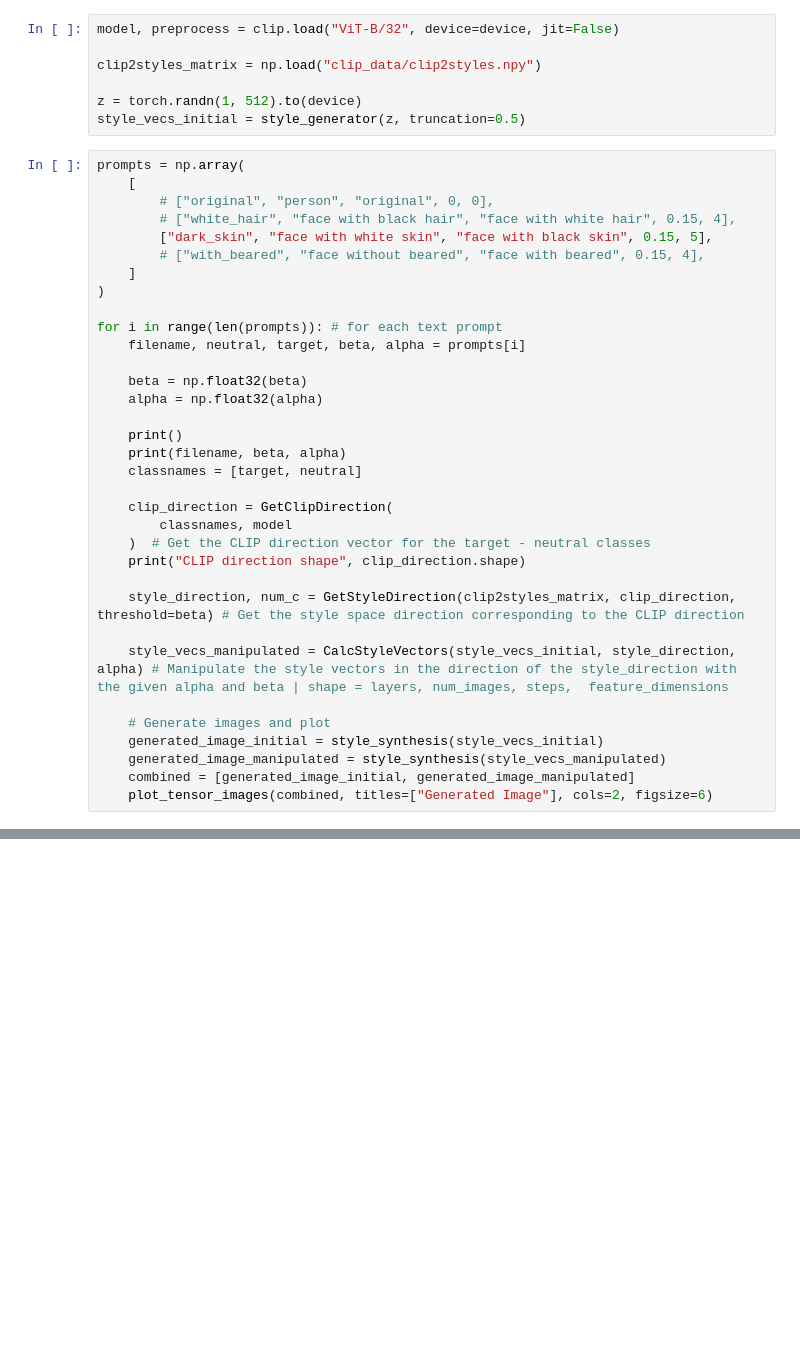
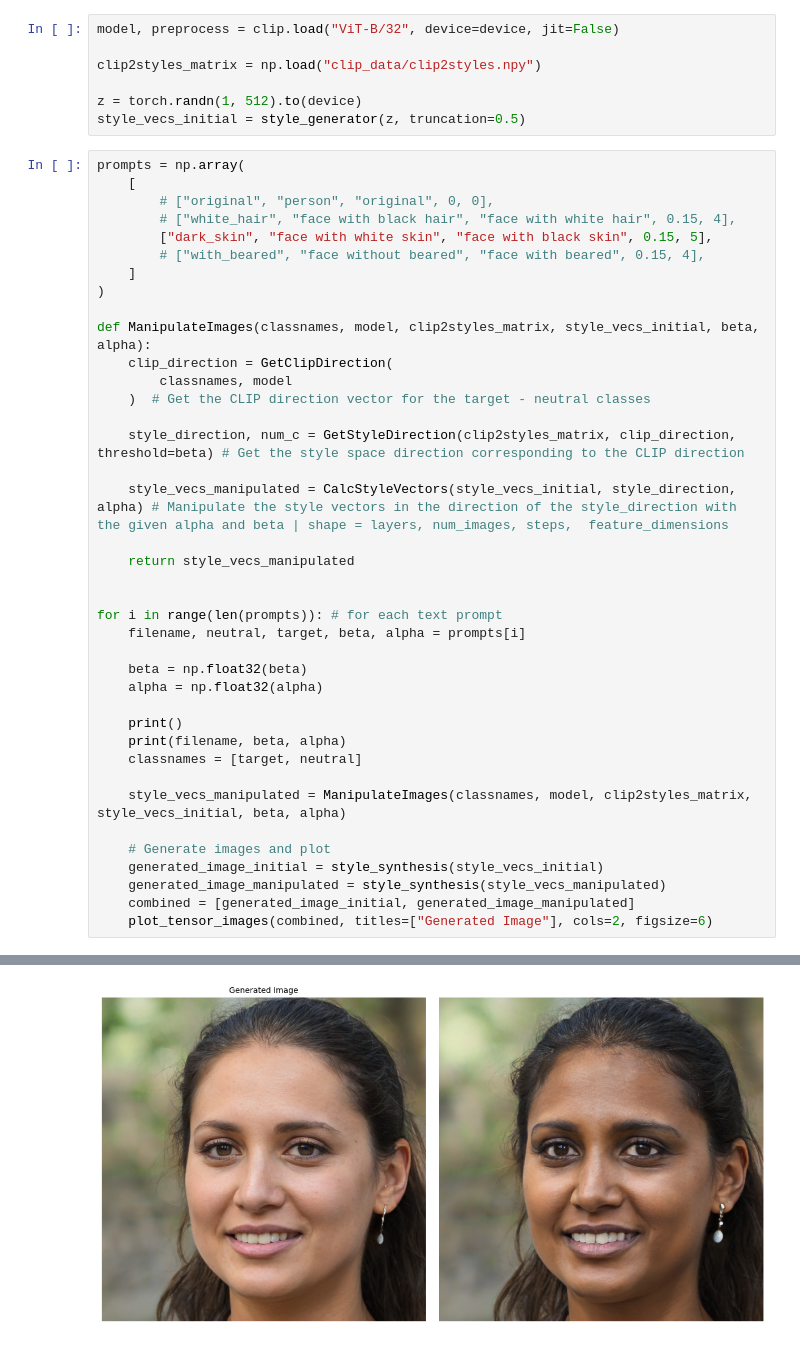
Before and after one commit to RashmikaDushan/stylegan2-ada-pytorch, a Jupyter notebook: style_clip.ipynb, the cells around one changed output, grey strips where cells are left out. Saved outputs shown, nothing was run; the diff lists cells and outputs as text; blank space fills up the shorter version.

Commit message:
feat: add text to image generation

```diff
--- a/style_clip.ipynb
+++ b/style_clip.ipynb
@@ -225,6 +225,18 @@ prompts = np.array(
         # ["with_beared", "face without beared", "face with beared", 0.15, 4],
     ]
 )
+
+def ManipulateImages(classnames, model, clip2styles_matrix, style_vecs_initial, beta, alpha):
+    clip_direction = GetClipDirection(
+        classnames, model
+    )  # Get the CLIP direction vector for the target - neutral classes
+
+    style_direction, num_c = GetStyleDirection(clip2styles_matrix, clip_direction, threshold=beta) # Get the style space direction corresponding to the CLIP direction
+
+    style_vecs_manipulated = CalcStyleVectors(style_vecs_initial, style_direction, alpha) # Manipulate the style vectors in the direction of the style_direction with the given alpha and beta | shape = layers, num_images, steps,  feature_dimensions
+
+    return style_vecs_manipulated
+
 
 for i in range(len(prompts)): # for each text prompt
     filename, neutral, target, beta, alpha = prompts[i]
@@ -236,17 +248,11 @@ for i in range(len(prompts)): # for each text prompt
     print(filename, beta, alpha)
     classnames = [target, neutral]
 
-    clip_direction = GetClipDirection(
-        classnames, model
-    )  # Get the CLIP direction vector for the target - neutral classes
-    print("CLIP direction shape", clip_direction.shape)
-
-    style_direction, num_c = GetStyleDirection(clip2styles_matrix, clip_direction, threshold=beta) # Get the style space direction corresponding to the CLIP direction
-
-    style_vecs_manipulated = CalcStyleVectors(style_vecs_initial, style_direction, alpha) # Manipulate the style vectors in the direction of the style_direction with the given alpha and beta | shape = layers, num_images, steps,  feature_dimensions
+    style_vecs_manipulated = ManipulateImages(classnames, model, clip2styles_matrix, style_vecs_initial, beta, alpha)
 
     # Generate images and plot
     generated_image_initial = style_synthesis(style_vecs_initial)
     generated_image_manipulated = style_synthesis(style_vecs_manipulated)
     combined = [generated_image_initial, generated_image_manipulated]
     plot_tensor_images(combined, titles=["Generated Image"], cols=2, figsize=6)
+# %% [output]
@@ -252,0 +263 @@ for i in range(len(prompts)): # for each text prompt
+[figure, added]
```
Also changed, not shown: parts of 2 cells of this notebook.
